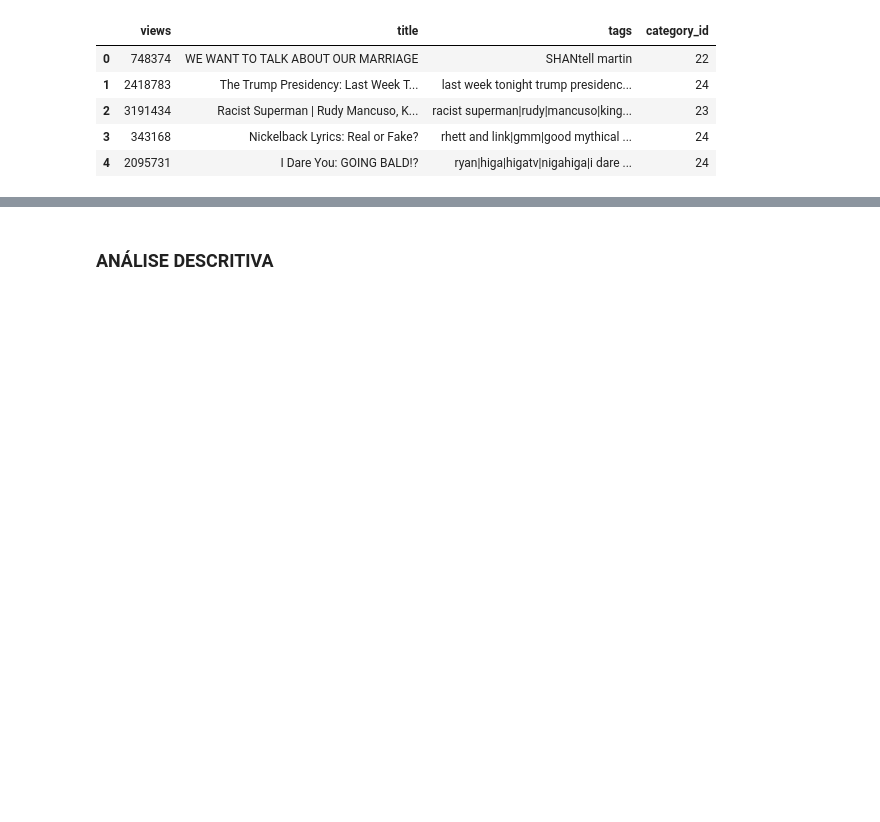
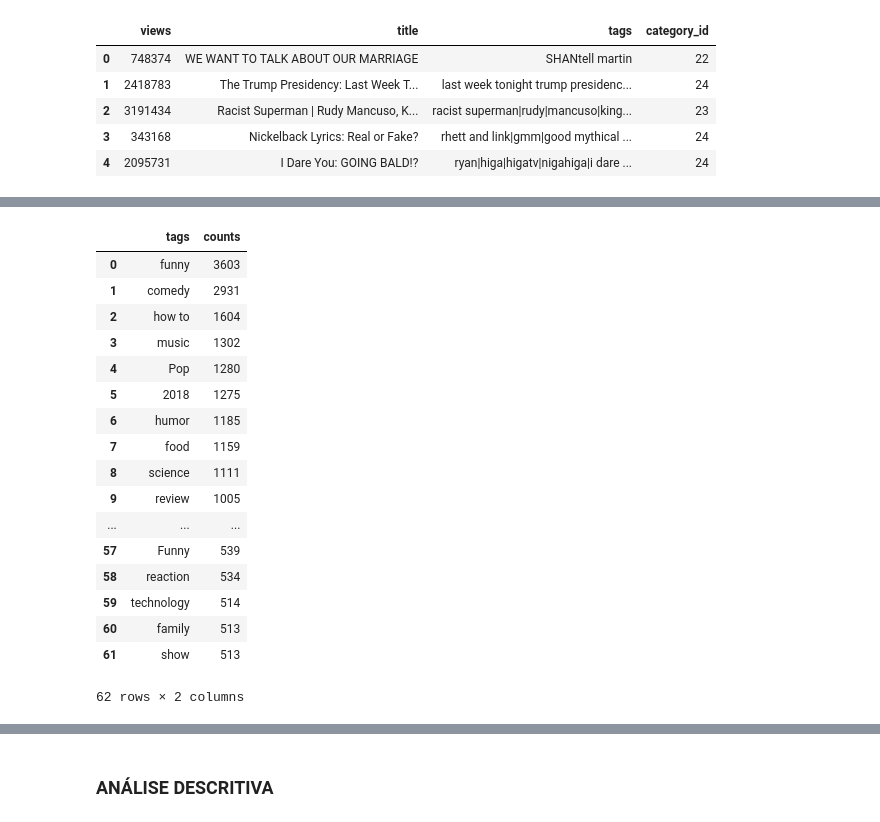
Before and after one commit to victorniubo/cdados_dp, a Jupyter notebook: P3/Projeto3 Layout.ipynb, the cells around one changed output, grey strips where cells are left out. Drawn from its saved outputs; the diff is of its cells as text; code cells hidden in the pictures; blank space fills up the shorter version.

```diff
--- a/P3/Projeto3 Layout.ipynb
+++ b/P3/Projeto3 Layout.ipynb
@@ -73,8 +73,28 @@ you_analysis.head()
 # %%
 # Junta todas as strings em uma lista só para pder fazer um value_counts() e criar um
 # dataframe com as tags e as frquencias de cada uma
 merged = list(itertools.chain(*you_analysis.tags_split))
 contador = pd.DataFrame({'col':merged})
 limpino = contador[contador.col != '[none]']
 dfl = limpino.col.value_counts().rename_axis('tags').reset_index(name='counts')
-dfl = dfl[(dfl['counts'])> 1000]
+dfl = dfl[(dfl['counts'])> 500]
+dfl
+# %% [output]
+|  | tags | counts |
+| 0 | funny | 3603 |
+| 1 | comedy | 2931 |
+| 2 | how to | 1604 |
+| 3 | music | 1302 |
+| 4 | Pop | 1280 |
+| 5 | 2018 | 1275 |
+| 6 | humor | 1185 |
+| 7 | food | 1159 |
+| 8 | science | 1111 |
+| 9 | review | 1005 |
+| ... | ... | ... |
+| 57 | Funny | 539 |
+| 58 | reaction | 534 |
+| 59 | technology | 514 |
+| 60 | family | 513 |
+| 61 | show | 513 |
+62 rows × 2 columns
```
Also changed, not shown: parts of 3 cells of this notebook.
